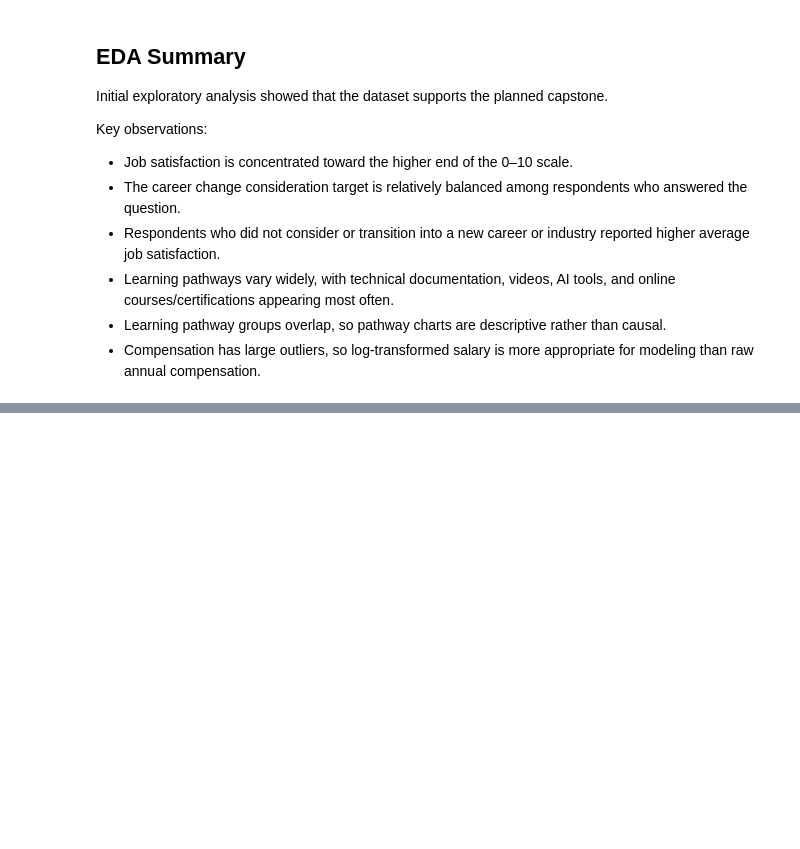
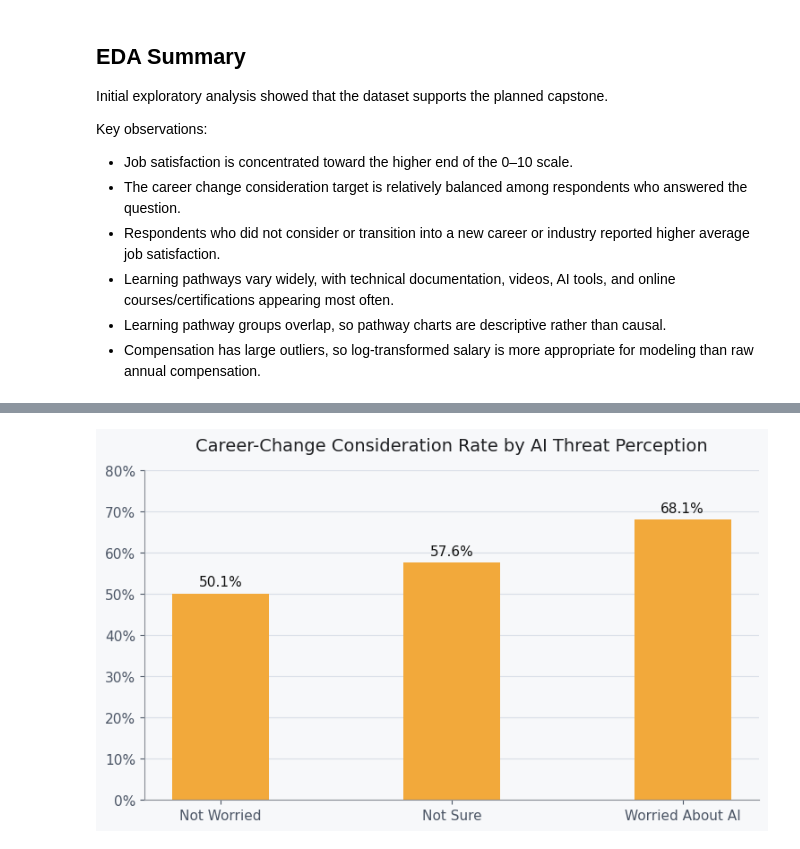
Before and after one commit to S-Shockley/building-digital-talent, a Jupyter notebook: notebooks/02_eda.ipynb, the cells around one changed output, grey strips where cells are left out. Drawn from its saved outputs; the diff is of its cells as text; code cells hidden in the pictures; blank space fills up the shorter version.

```diff
--- a/notebooks/02_eda_edited.ipynb
+++ b/notebooks/02_eda.ipynb
@@ -506,0 +627,99 @@ Key observations:
+# %%
+import os
+import pandas as pd
+import matplotlib.pyplot as plt
+import matplotlib.ticker as mtick
+
+os.makedirs("img", exist_ok=True)
+
+# Start from actual data
+ai_df = df.dropna(subset=["AIThreat", "career_change_considered"]).copy()
+
+# Optional: simplify the AIThreat labels
+ai_df["AI Threat Perception"] = ai_df["AIThreat"].map({
+    "No": "Not Worried",
+    "I'm not sure": "Not Sure",
+    "Yes": "Worried About AI"
+})
+
+# If your labels are slightly different, check them with:
+# print(df["AIThreat"].value_counts(dropna=False))
+
+# Calculate observed career-change consideration rate
+ai_summary = (
+    ai_df.dropna(subset=["AI Threat Perception"])
+         .groupby("AI Threat Perception")["career_change_considered"]
+         .mean()
+         .reset_index()
+)
+
+ai_summary["Career-Change Rate"] = ai_summary["career_change_considered"] * 100
+
+# Set display order
+order = ["Not Worried", "Not Sure", "Worried About AI"]
+ai_summary["AI Threat Perception"] = pd.Categorical(
+    ai_summary["AI Threat Perception"],
+    categories=order,
+    ordered=True
+)
+ai_summary = ai_summary.sort_values("AI Threat Perception")
+
+# Deck colors
+bar_color = "#F2A93B"
+grid_color = "#D9DEE7"
+background = "#F7F8FA"
+
+fig, ax = plt.subplots(figsize=(7.6, 4.6))
+
+fig.patch.set_facecolor(background)
+ax.set_facecolor(background)
+
+bars = ax.bar(
+    ai_summary["AI Threat Perception"],
+    ai_summary["Career-Change Rate"],
+    color=bar_color,
+    width=0.42
+)
+
+ax.set_title(
+    "Career-Change Consideration Rate by AI Threat Perception",
+    fontsize=14,
+    pad=16,
+    color="#202124"
+)
+
+ax.set_ylim(0, 80)
+ax.yaxis.set_major_locator(plt.MultipleLocator(10))
+ax.yaxis.set_major_formatter(mtick.PercentFormatter(xmax=100, decimals=0))
+
+ax.grid(axis="y", color=grid_color, linewidth=0.8)
+ax.set_axisbelow(True)
+
+ax.spines["top"].set_visible(False)
+ax.spines["right"].set_visible(False)
+ax.spines["left"].set_color("#8B9098")
+ax.spines["bottom"].set_color("#8B9098")
+
+ax.tick_params(axis="x", labelsize=11, colors="#4B5565")
+ax.tick_params(axis="y", labelsize=11, colors="#4B5565")
+
+for bar in bars:
+    height = bar.get_height()
+    ax.text(
+        bar.get_x() + bar.get_width() / 2,
+        height + 1.2,
+        f"{height:.1f}%",
+        ha="center",
+        va="bottom",
+        fontsize=11,
+        color="#111111"
+    )
+
+ax.set_xlabel("")
+ax.set_ylabel("")
+
+plt.tight_layout()
+plt.savefig("img/ai_concern_chart.png", dpi=300, bbox_inches="tight")
+plt.show()
+# %% [output]
+[figure, added]
```
Also changed, not shown: parts of 2 cells of this notebook, 11 other files.
